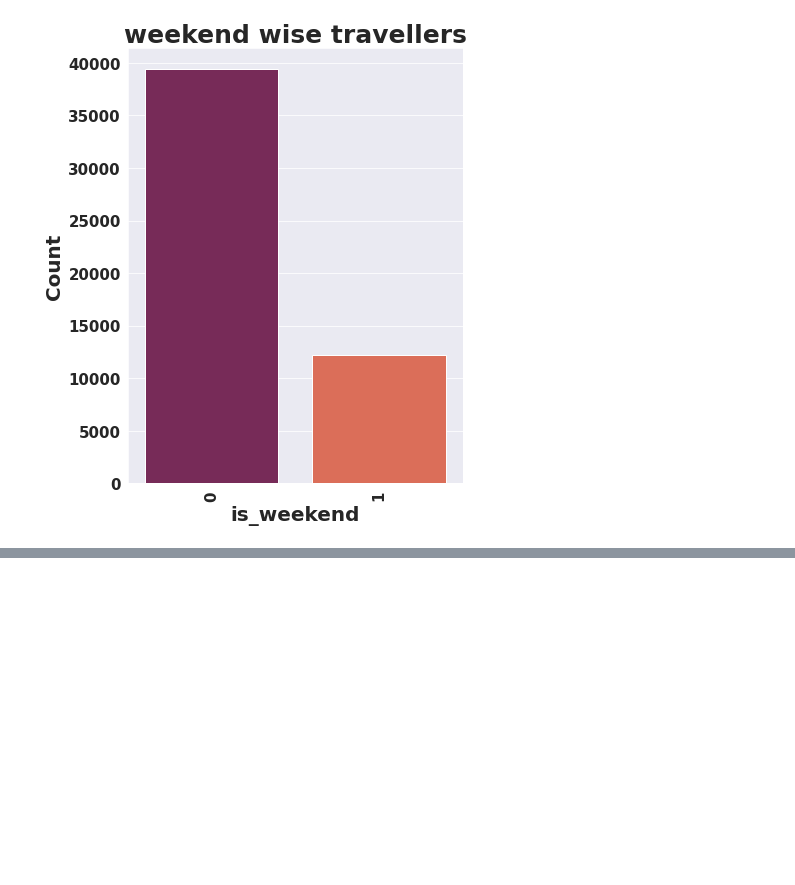
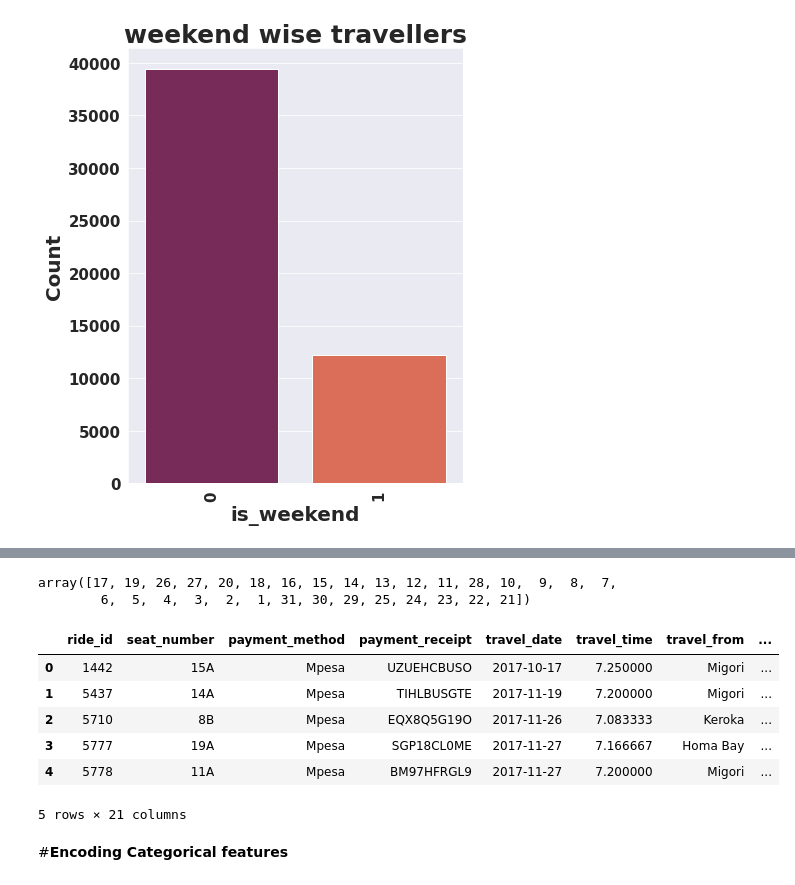
Before and after one commit to shwetaNayak19/Demand-prediction-for-public-transport, a Jupyter notebook: Demand_prediction_for_public_transport.ipynb, the cells around one changed output, grey strips where cells are left out. Drawn from its saved outputs; the diff is of its cells as text; code cells hidden in the pictures; blank space fills up the shorter version.

```diff
--- a/Demand_prediction_for_public_transport.ipynb
+++ b/Demand_prediction_for_public_transport.ipynb
@@ -510,0 +572,3 @@ plt.title('weekend wise travellers');
+# %%
+#
+df['travel_time'] = df['travel_time'].str.split(':').apply(lambda x: int(x[0]) + int(x[1])/60)
@@ -510,0 +590,29 @@ plt.title('weekend wise travellers');
+# %%
+#Creating slots of time to distribute whole day in 5 slots
+df['time_slot'] = np.nan
+df.loc[df.travel_time<7,'time_slot'] = 'early_morning'
+df.loc[(df.travel_time >= 7) & (df.travel_time < 11), 'time_slot'] = '7_11am'
+df.loc[(df.travel_time >= 11) & (df.travel_time < 15), 'time_slot'] = '11am_15pm'
+df.loc[(df.travel_time >= 15) & (df.travel_time < 19), 'time_slot'] = '15pm_19pm'
+df.loc[(df.travel_time >= 19) & (df.travel_time <= 24), 'time_slot'] = '19pm_24pm'
+# %%
+df['day_of_month'].unique()
+# %% [output]
+array([17, 19, 26, 27, 20, 18, 16, 15, 14, 13, 12, 11, 28, 10,  9,  8,  7,
+        6,  5,  4,  3,  2,  1, 31, 30, 29, 25, 24, 23, 22, 21])
+# %%
+#Now let't convert day of month into three category like day1-10 is 1 and so on
+day_conv_dic = {1:1,2:1,3:1,4:1,5:1,6:1,7:1,8:1,9:1,10:1,11:2,12:2,13:2,14:2,15:2,16:2,17:2,18:2,19:2,20:2,21:3,22:3,23:3,24:3,25:3,26:3,27:3,28:3,29:3,30:3,31:3}
+df['day_of_month'].replace(day_conv_dic,inplace=True)
+# %%
+df.head()
+# %% [output]
+|  | ride_id | seat_number | payment_method | payment_receipt | travel_date | travel_time | travel_from | ... |
+| 0 | 1442 | 15A | Mpesa | UZUEHCBUSO | 2017-10-17 | 7.250000 | Migori | ... |
+| 1 | 5437 | 14A | Mpesa | TIHLBUSGTE | 2017-11-19 | 7.200000 | Migori | ... |
+| 2 | 5710 | 8B | Mpesa | EQX8Q5G19O | 2017-11-26 | 7.083333 | Keroka | ... |
+| 3 | 5777 | 19A | Mpesa | SGP18CL0ME | 2017-11-27 | 7.166667 | Homa Bay | ... |
+| 4 | 5778 | 11A | Mpesa | BM97HFRGL9 | 2017-11-27 | 7.200000 | Migori | ... |
+5 rows × 21 columns
+# %% [markdown]
+#**Encoding Categorical features**
```
Also changed, not shown: parts of 18 cells of this notebook.
